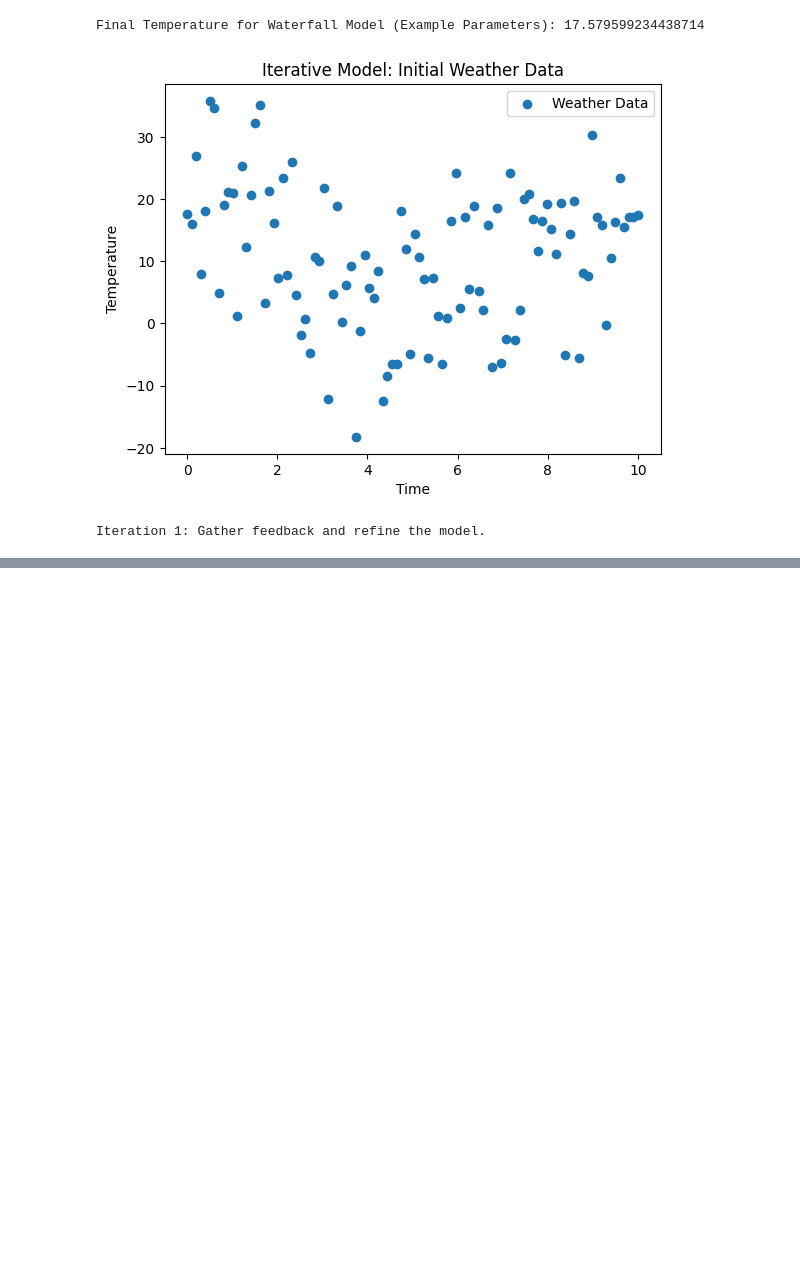
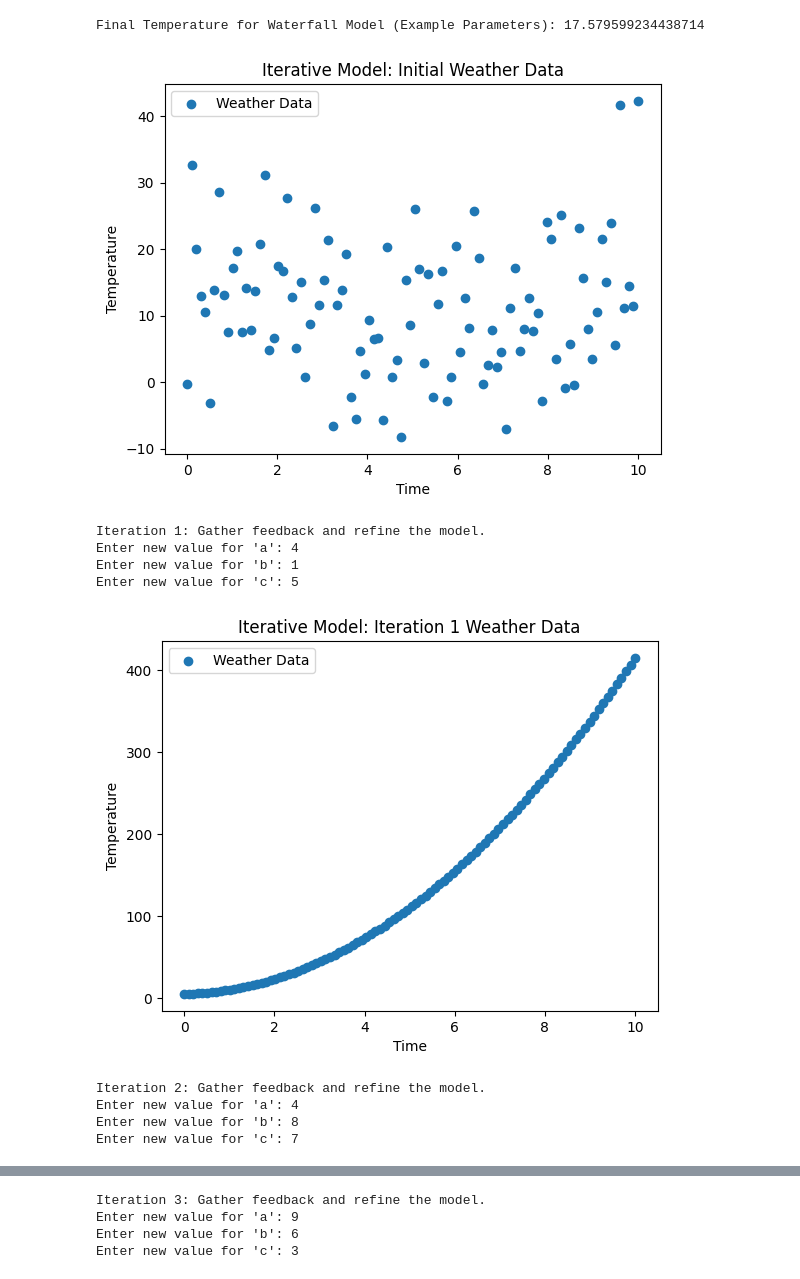
Before and after one commit to T1-rank/ColabProgams_SE1, a Jupyter notebook: SoftwareEngineering_22_25.ipynb, the cells around one changed output, grey strips where cells are left out. Saved outputs shown, nothing was run; the diff lists cells and outputs as text; code cells hidden in the pictures; blank space fills up the shorter version.

```diff
--- a/SoftwareEngineering_22_25.ipynb
+++ b/SoftwareEngineering_22_25.ipynb
@@ -126,6 +126,7 @@ def generate_weather_data(start, end, num_points, a, b, c, noise_factor=10):
     return x, y
 
 def plot_weather_data(x, y, title):
+    plt.figure()
     plt.scatter(x, y, label="Weather Data")
     plt.title(title)
     plt.xlabel("Time")
@@ -144,57 +145,58 @@ num_points = 100
 
 # Generate initial weather data
 x_data, y_initial = generate_weather_data(
-    start_time,
-    end_time,
-    num_points,
-    a_initial,
-    b_initial,
-    c_initial
+    start_time, end_time, num_points,
+    a_initial, b_initial, c_initial
 )
 
-# Initial plot
+# ---------------- INITIAL GRAPH ----------------
 plot_weather_data(
-    x_data,
-    y_initial,
+    x_data, y_initial,
     "Iterative Model: Initial Weather Data"
 )
 
 # ---------------- ITERATIVE DEVELOPMENT ----------------
-num_iterations = 3  # Adjust as needed
+num_iterations = 3
 
 for iteration in range(1, num_iterations + 1):
     print(f"\nIteration {iteration}: Gather feedback and refine the model.")
 
-    a_iterative = float(input("Enter new value for a: "))
-    b_iterative = float(input("Enter new value for b: "))
-    c_iterative = float(input("Enter new value for c: "))
+    a_iterative = float(input("Enter new value for 'a': "))
+    b_iterative = float(input("Enter new value for 'b': "))
+    c_iterative = float(input("Enter new value for 'c': "))
 
-    # Generate updated weather data
+    # Generate updated weather data (no noise for clarity)
     y_iterative = quadratic_model(
         x_data,
         a_iterative,
         b_iterative,
         c_iterative
     )
 
-    # Plot updated weather data
+    # Plot each iteration separately
     plot_weather_data(
         x_data,
         y_iterative,
         f"Iterative Model: Iteration {iteration} Weather Data"
     )
 
     if iteration == num_iterations:
-        print(
-            f"\nTemperature values for iteration {iteration}:\n{y_iterative}"
-        )
+        print(f"\nTemperature values for Iteration {iteration}:\n{y_iterative}")
 
-# ---------------- FINAL PLOT ----------------
+# ---------------- FINAL GRAPH ----------------
 plot_weather_data(
     x_data,
     y_iterative,
     "Iterative Model: Final Weather Data"
 )
 # %% [output]
-[figure, old version]
+[figure, new version]
 Iteration 1: Gather feedback and refine the model.
+Enter new value for 'a': 4
+Enter new value for 'b': 1
+Enter new value for 'c': 5
+[figure, added]
+Iteration 2: Gather feedback and refine the model.
+Enter new value for 'a': 4
+Enter new value for 'b': 8
+Enter new value for 'c': 7
@@ -200,0 +204,4 @@ Iteration 1: Gather feedback and refine the model.
+Iteration 3: Gather feedback and refine the model.
+Enter new value for 'a': 9
+Enter new value for 'b': 6
+Enter new value for 'c': 3
```
Also changed, not shown: parts of 1 cell of this notebook.
